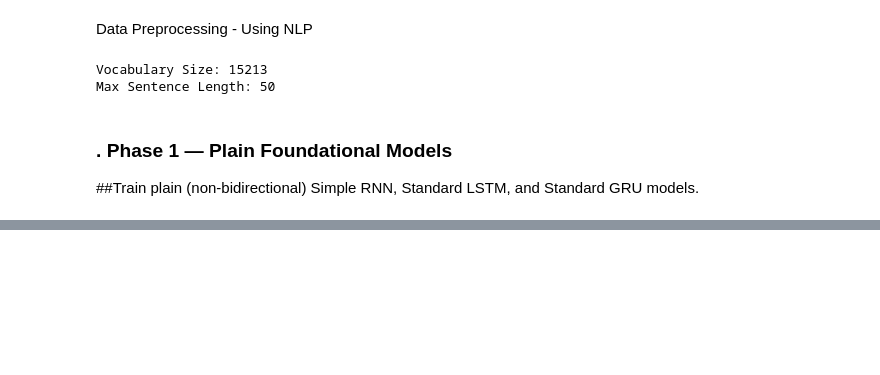
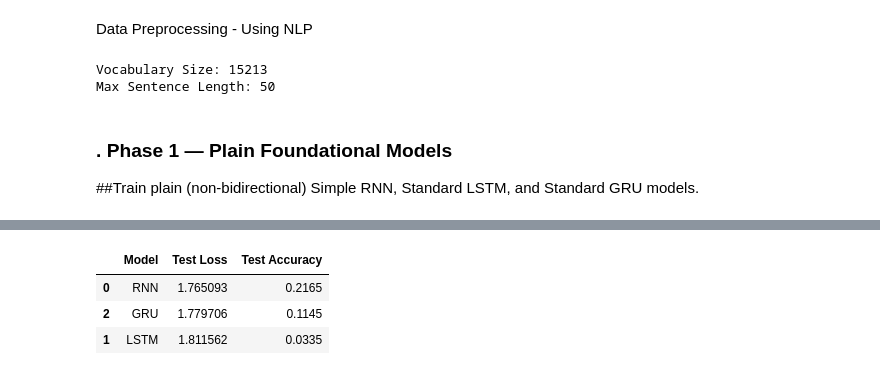
Before and after one commit to AOISYNM/sentiment-analysis, a Jupyter notebook: code/Sentiment.ipynb, the cells around one changed output, grey strips where cells are left out. Drawn from its saved outputs; the diff is of its cells as text; code cells hidden in the pictures; blank space fills up the shorter version.

```diff
--- a/code/Sentiment.ipynb
+++ b/code/Sentiment.ipynb
@@ -229,0 +230,13 @@ GRU Accuracy: 0.03750000149011612
+# %%
+
+result_df = pd.DataFrame({
+    'Model' : ['RNN', 'LSTM', 'GRU'],
+    'Test Loss': [rnn_loss, lstm_loss, gru_loss],
+    'Test Accuracy': [rnn_accuracy, lstm_accuracy, gru_accuracy]
+    }).sort_values(by='Test Accuracy',ascending=False)
+result_df
+# %% [output]
+|  | Model | Test Loss | Test Accuracy |
+| 0 | RNN | 1.765093 | 0.2165 |
+| 2 | GRU | 1.779706 | 0.1145 |
+| 1 | LSTM | 1.811562 | 0.0335 |
```
Also changed, not shown: parts of 4 cells of this notebook.
